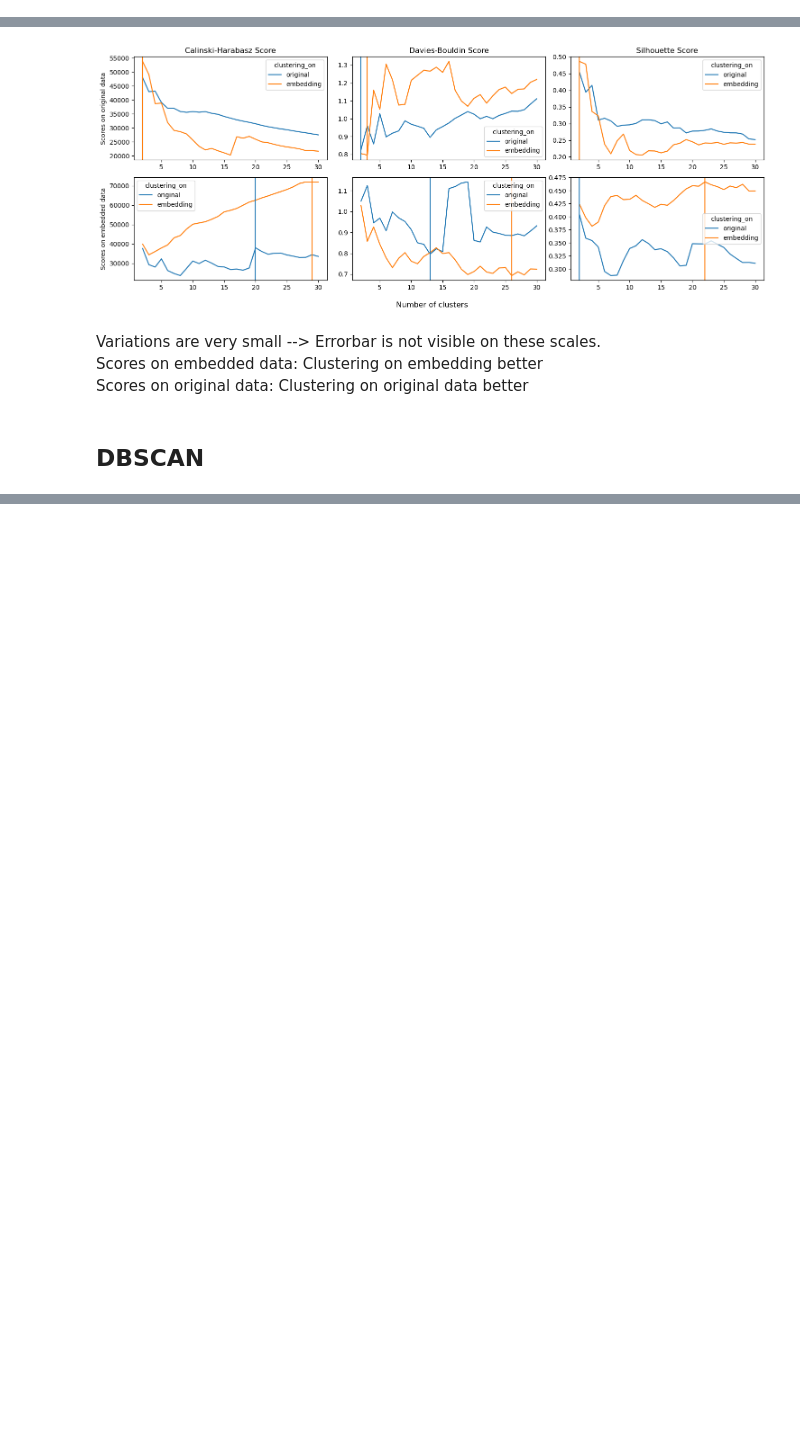
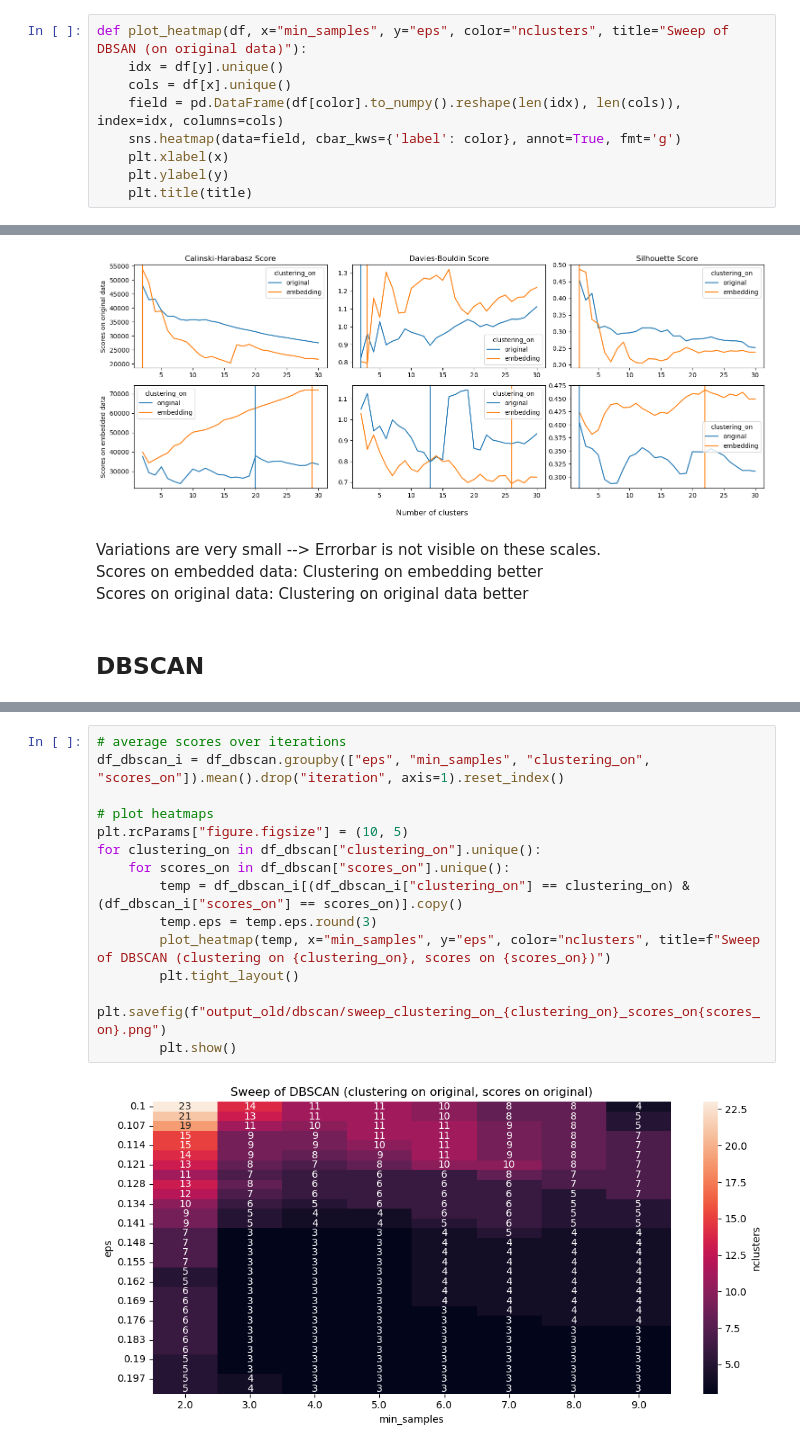
Before and after one commit to y-jenniges/ocean_cluster_validation, a Jupyter notebook: score_visualization.ipynb, the cells around one changed output, grey strips where cells are left out. Cells and saved outputs as stored; diff of their text form; blank space fills up the shorter version.

```diff
--- a/score_visualization.ipynb
+++ b/score_visualization.ipynb
@@ -142,5 +142,14 @@ def plot_small_score_matrix(df, x):
     axs[1, 2].axvline(s_ee, color=c_orange)
 
     plt.tight_layout()
+# %%
+def plot_heatmap(df, x="min_samples", y="eps", color="nclusters", title="Sweep of DBSAN (on original data)"):
+    idx = df[y].unique()
+    cols = df[x].unique()
+    field = pd.DataFrame(df[color].to_numpy().reshape(len(idx), len(cols)), index=idx, columns=cols)
+    sns.heatmap(data=field, cbar_kws={'label': color}, annot=True, fmt='g')
+    plt.xlabel(x)
+    plt.ylabel(y)
+    plt.title(title)
 # %%
 # load data
@@ -211,0 +228,16 @@ plt.show()
+# %%
+# average scores over iterations
+df_dbscan_i = df_dbscan.groupby(["eps", "min_samples", "clustering_on", "scores_on"]).mean().drop("iteration", axis=1).reset_index()
+
+# plot heatmaps
+plt.rcParams["figure.figsize"] = (10, 5)
+for clustering_on in df_dbscan["clustering_on"].unique():
+    for scores_on in df_dbscan["scores_on"].unique():
+        temp = df_dbscan_i[(df_dbscan_i["clustering_on"] == clustering_on) & (df_dbscan_i["scores_on"] == scores_on)].copy()
+        temp.eps = temp.eps.round(3)
+        plot_heatmap(temp, x="min_samples", y="eps", color="nclusters", title=f"Sweep of DBSCAN (clustering on {clustering_on}, scores on {scores_on})")
+        plt.tight_layout()
+        plt.savefig(f"output_old/dbscan/sweep_clustering_on_{clustering_on}_scores_on{scores_on}.png")
+        plt.show()
+# %% [output]
+[figure, added]
```
Also changed, not shown: parts of 12 cells of this notebook.
